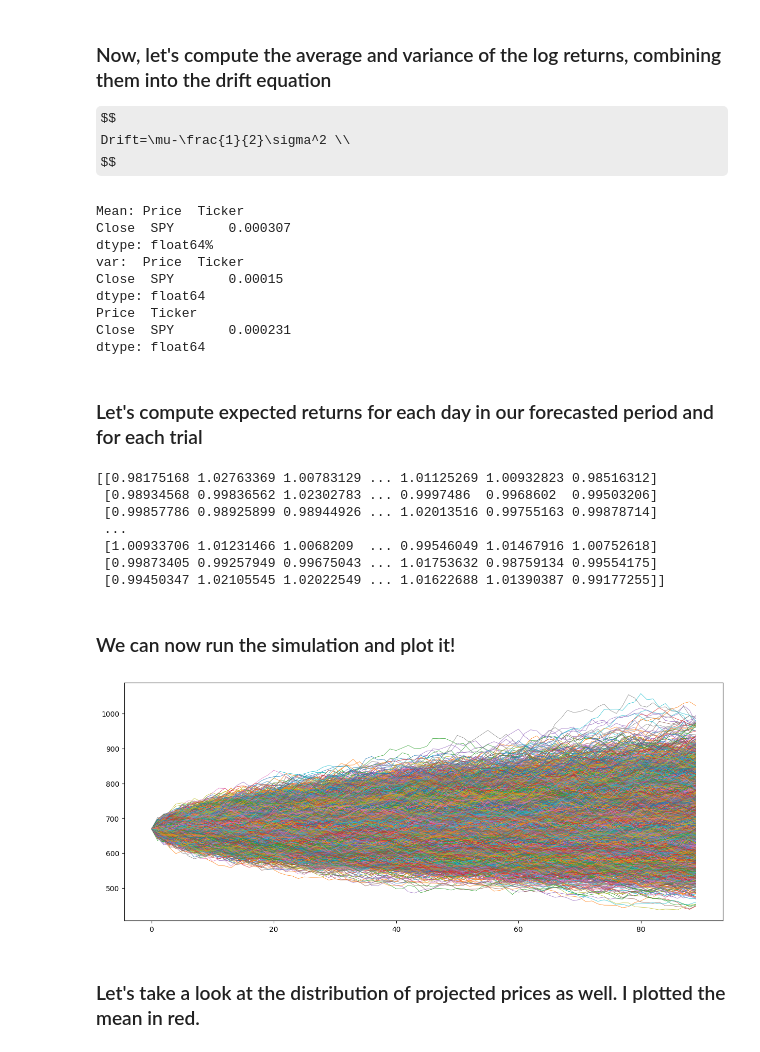
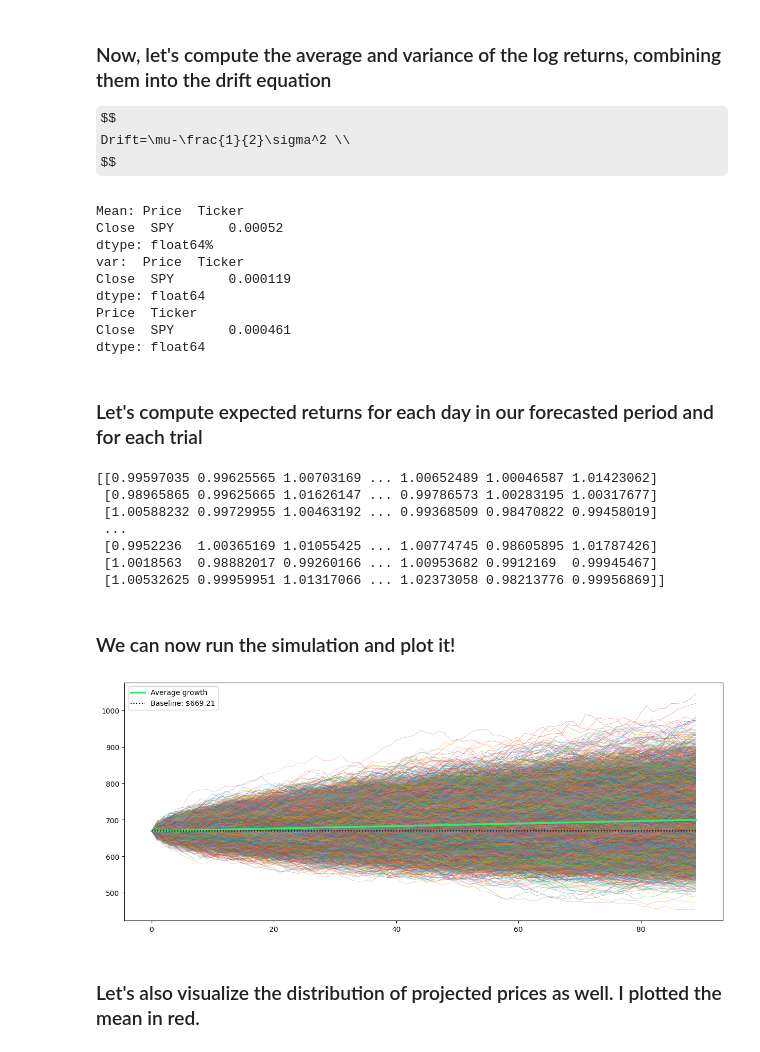
Before and after one commit to pasha112sergey/Monte-Carlo, a Jupyter notebook: optimization_comparison.ipynb, the cells around one changed output. Drawn from its saved outputs; the diff is of its cells as text; code cells hidden in the pictures; some formulas as TeX source.

Commit message:
added monte carlo graph annotations

```diff
--- a/optimization_comparison.ipynb
+++ b/optimization_comparison.ipynb
@@ -108,7 +108,7 @@ import matplotlib.animation as animation
 # Set the ticker, start date, and forecast period (in days) below
 # %%
 ticker = 'SPY'
-date_start = '2000-01-01'
+date_start = '2010-01-01'
 forecast_period = 90
 # %% [markdown]
 ### Download ticker data since specified date, and clean close prices
@@ -143,13 +143,13 @@ drift = u - 0.5*var         # Compute the Drift
 print(drift)                # Print it
 # %% [output]
 Mean: Price  Ticker
-Close  SPY       0.000307
+Close  SPY       0.00052
 dtype: float64%
 var:  Price  Ticker
-Close  SPY       0.00015
+Close  SPY       0.000119
 dtype: float64
 Price  Ticker
-Close  SPY       0.000231
+Close  SPY       0.000461
 dtype: float64
 # %% [markdown]
 ### Let's compute expected returns for each day in our forecasted period and for each trial
@@ -160,27 +160,42 @@ Z = norm.ppf(np.random.rand(forecast_period, trials))           # Get the normal
 daily_returns = np.exp(drift.values + stdev.values * Z)         # Compute the e term as a matrix
 print(daily_returns)                                            # Print the matrix of trials
 # %% [output]
-[[0.98175168 1.02763369 1.00783129 ... 1.01125269 1.00932823 0.98516312]
- [0.98934568 0.99836562 1.02302783 ... 0.9997486  0.9968602  0.99503206]
- [0.99857786 0.98925899 0.98944926 ... 1.02013516 0.99755163 0.99878714]
+[[0.99597035 0.99625565 1.00703169 ... 1.00652489 1.00046587 1.01423062]
+ [0.98965865 0.99625665 1.01626147 ... 0.99786573 1.00283195 1.00317677]
+ [1.00588232 0.99729955 1.00463192 ... 0.99368509 0.98470822 0.99458019]
  ...
- [1.00933706 1.01231466 1.0068209  ... 0.99546049 1.01467916 1.00752618]
- [0.99873405 0.99257949 0.99675043 ... 1.01753632 0.98759134 0.99554175]
- [0.99450347 1.02105545 1.02022549 ... 1.01622688 1.01390387 0.99177255]]
+ [0.9952236  1.00365169 1.01055425 ... 1.00774745 0.98605895 1.01787426]
+ [1.0018563  0.98882017 0.99260166 ... 1.00953682 0.9912169  0.99945467]
+ [1.00532625 0.99959951 1.01317066 ... 1.02373058 0.98213776 0.99956869]]
 # %% [markdown]
 ### We can now run the simulation and plot it!
 # %%
 price_paths = np.zeros_like(daily_returns)      # Initialize a matrix of dimensions trials x forecast_period
 price_paths[0] = close_prices.iloc[-1]          # Initialize all trial's start prices to the latest closing price
 for t in range(1, forecast_period):                     # For each day in the forecast period
     price_paths[t] = price_paths[t-1]*daily_returns[t]  # Run the monte carlo formula
 
 plt.figure(figsize=(15,6))                          # Plot the simulation
-plt.plot(pd.DataFrame(price_paths).iloc[:,0:trials], lw=0.5)
+plt.plot(pd.DataFrame(price_paths).iloc[:,0:trials], lw=0.5, alpha=0.5)
 
+# Plot the average growth line
 projected_price = np.mean(price_paths[-1])
+average_x = [0, forecast_period-1]
+average_y=[price_paths[0][0], projected_price]
+
+# If we project a loss, color the line red, if we project gains, color it green
+color = "#34eb6e" if projected_price > price_paths[0][0] else "#eb3434"
+plt.plot(average_x, average_y, color=color, label="Average growth", linestyle="-", linewidth=2.5)
+
+# Plot the baseline
+baseline_x=[0, forecast_period-1]
+baseline_y=[price_paths[0][0], price_paths[0][0]]
+
+plt.plot(baseline_x, baseline_y, color="black", label=f"Baseline: ${price_paths[0][0]:.2f}", linestyle=":", linewidth=1.5)
+plt.legend()
+plt.show()
 # %% [output]
-[figure, old version]
+[figure, new version]
 # %% [markdown]
-### Let's take a look at the distribution of projected prices as well. I plotted the mean in red.
+### Let's also visualize the distribution of projected prices as well. I plotted the mean in red.
 # %%
```
Also changed, not shown: parts of 3 cells of this notebook.
